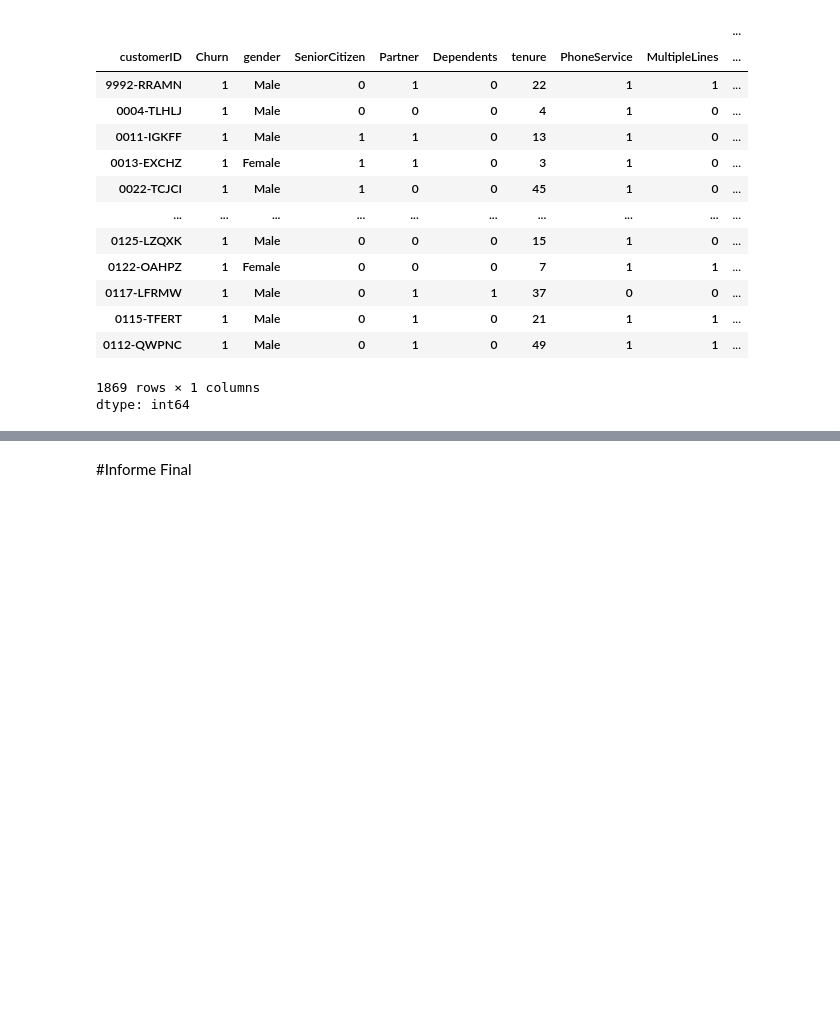
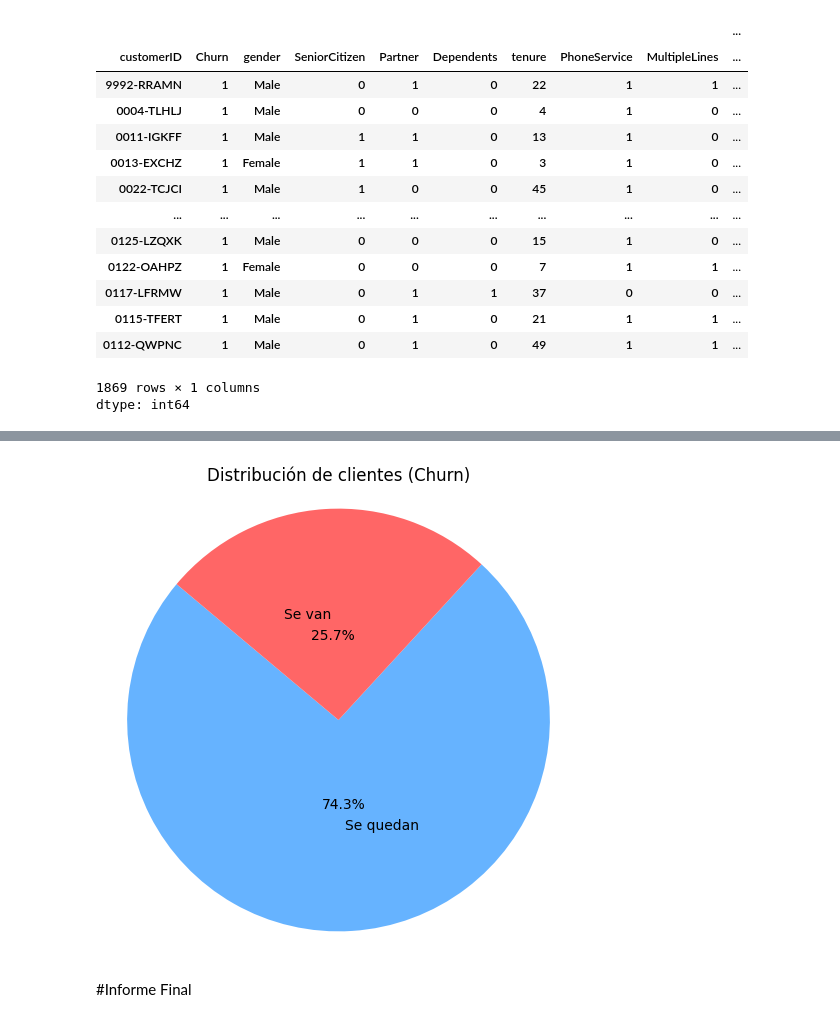
Before and after one commit to DaniBntz/AluraStore, a Jupyter notebook: TelecomX.ipynb, the cells around one changed output, grey strips where cells are left out. Cells and saved outputs as stored; diff of their text form; code cells hidden in the pictures; blank space fills up the shorter version.

Commit message:
Grafico sobre proporción de clientes que se van

```diff
--- a/TelecomX.ipynb
+++ b/TelecomX.ipynb
@@ -537,5 +537,27 @@ datos[churn_0].describe()
 
 import matplotlib.pyplot as plt
 import seaborn as sns
+# %%
+import matplotlib.pyplot as plt
+
+churn_counts = datos['Churn'].value_counts()
+labels = ['Se quedan', 'Se van']
+colors = ['#66b3ff', '#ff6666']
+
+plt.figure(figsize=(6, 6))
+plt.pie(
+    churn_counts,
+    labels=labels,
+    colors=colors,
+    autopct='%1.1f%%',
+    startangle=140,
+    labeldistance=0.5,
+    pctdistance=0.4
+)
+plt.title('Distribución de clientes (Churn)')
+plt.axis('equal')
+plt.show()
+# %% [output]
+[figure, added]
 # %% [markdown]
 #Informe Final
```
